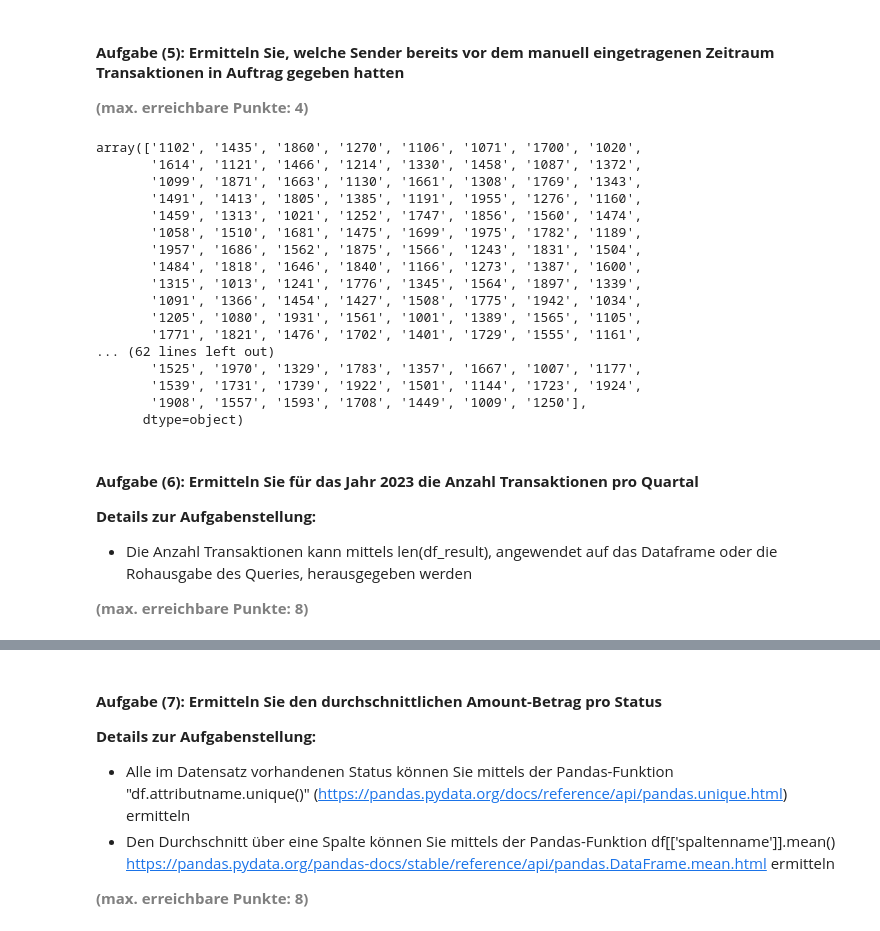
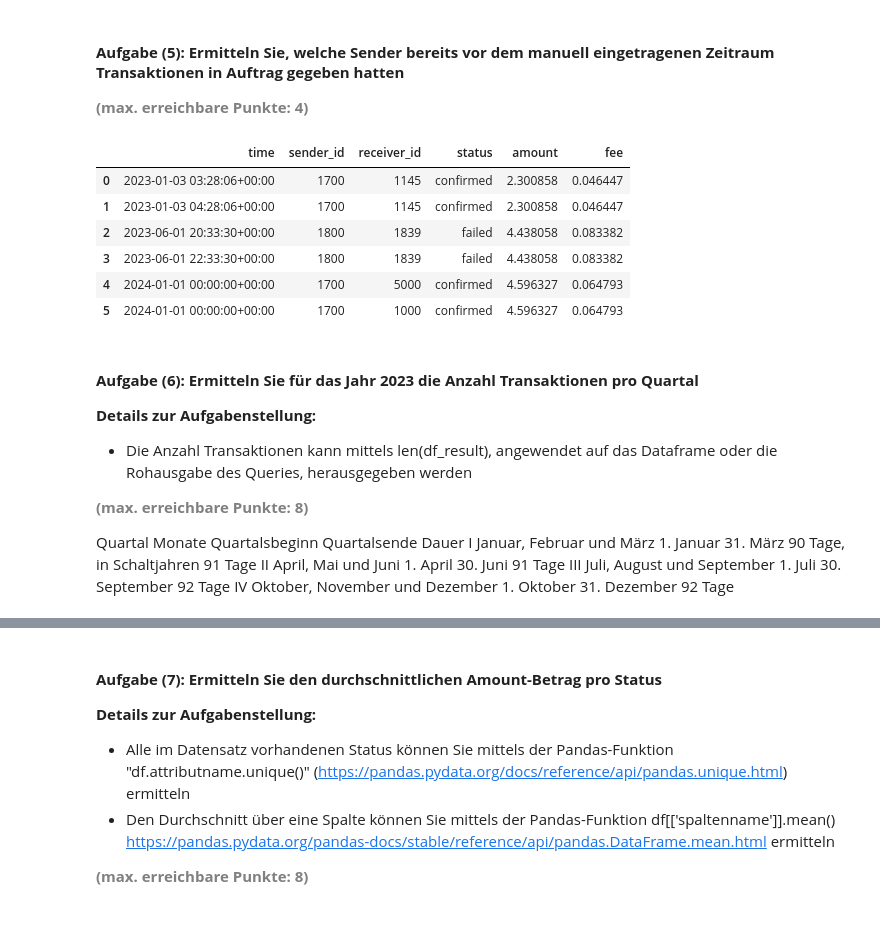
Before and after one commit to pfrei2/tinyflux, a Jupyter notebook: ALTE LÖSUNGEN/AP02_Mgmt_Nutzung_Temporale_Daten.ipynb, the cells around one changed output, grey strips where cells are left out. Drawn from its saved outputs; the diff is of its cells as text; code cells hidden in the pictures.

```diff
--- a/ALTE LÖSUNGEN/AP02_Mgmt_Nutzung_Temporale_Daten.ipynb
+++ b/ALTE LÖSUNGEN/AP02_Mgmt_Nutzung_Temporale_Daten.ipynb
@@ -182,22 +173,21 @@ df.describe(include='all')
 
 <b style="color: gray;">(max. erreichbare Punkte: 8)</b>
 # %%
-# Einlesen der CSV-Datei in Tinyflux
 # Read CSV and insert data into TinyFlux
 with open("synthetic_blockchain_transactions.csv", mode="r") as file:
     reader = csv.DictReader(file)
     for row in reader:
         point = Point(
             time=datetime.strptime(row["time"], "%Y-%m-%d %H:%M:%S"),
-            measurement="synthentic_blockchain_transactions",
+            measurement="blockchain_transactions",
             fields={
                 "amount": float(row["amount"]),
-                "fee":    float(row["fee"])
+                "fee": float(row["fee"])
                 },  # Only numeric fields
             tags={
                 "sender_id": row["sender_id"],
                 "receiver_id": row["receiver_id"],
-                  "status": row["status"]  # Move non-numeric fields to tags
+                "status": row["status"]  # Move non-numeric fields to tags
             }
         )
         db.insert(point)
@@ -290,33 +283,27 @@ df_result_time_tag
 
 <b style="color: gray;">(max. erreichbare Punkte: 4)</b>
 # %%
-# Definieren der Query
-time_query_conditions = (time <= datetime(2023, 12, 31, tzinfo=timezone.utc))
+# Definieren der Queries
+timerquery = (time <= datetime(2024, 1, 1, 0, 0, 0, tzinfo=timezone.utc))
+tag1 = (tags.sender_id == "1700")
+tag2 = (tags.sender_id == "1800")
+tag3 = (tags.sender_id == "1900")
+tag4 = (tags.sender_id == "2000")
 
-# Datenabfrage mittels der definierten Query
-my_results = db.search(time_query_conditions)
+# Datenabfrage mittels der definierten Queries
+abfrage = db.search(timerquery & (tag1 | tag2 | tag3 | tag4))
 
 # Erstellung eines Dataframes aus den Query-Resultaten
-df_result = points_to_dataframe(my_results)
-df_result.sender_id.unique()
+df_result = points_to_dataframe(abfrage)
+df_result
 # %% [output]
-array(['1102', '1435', '1860', '1270', '1106', '1071', '1700', '1020',
-       '1614', '1121', '1466', '1214', '1330', '1458', '1087', '1372',
-       '1099', '1871', '1663', '1130', '1661', '1308', '1769', '1343',
-       '1491', '1413', '1805', '1385', '1191', '1955', '1276', '1160',
-       '1459', '1313', '1021', '1252', '1747', '1856', '1560', '1474',
-       '1058', '1510', '1681', '1475', '1699', '1975', '1782', '1189',
-       '1957', '1686', '1562', '1875', '1566', '1243', '1831', '1504',
-       '1484', '1818', '1646', '1840', '1166', '1273', '1387', '1600',
-       '1315', '1013', '1241', '1776', '1345', '1564', '1897', '1339',
-       '1091', '1366', '1454', '1427', '1508', '1775', '1942', '1034',
-       '1205', '1080', '1931', '1561', '1001', '1389', '1565', '1105',
-       '1771', '1821', '1476', '1702', '1401', '1729', '1555', '1161',
-... (62 lines left out)
-       '1525', '1970', '1329', '1783', '1357', '1667', '1007', '1177',
-       '1539', '1731', '1739', '1922', '1501', '1144', '1723', '1924',
-       '1908', '1557', '1593', '1708', '1449', '1009', '1250'],
-      dtype=object)
+|  | time | sender_id | receiver_id | status | amount | fee |
+| 0 | 2023-01-03 03:28:06+00:00 | 1700 | 1145 | confirmed | 2.300858 | 0.046447 |
+| 1 | 2023-01-03 04:28:06+00:00 | 1700 | 1145 | confirmed | 2.300858 | 0.046447 |
+| 2 | 2023-06-01 20:33:30+00:00 | 1800 | 1839 | failed | 4.438058 | 0.083382 |
+| 3 | 2023-06-01 22:33:30+00:00 | 1800 | 1839 | failed | 4.438058 | 0.083382 |
+| 4 | 2024-01-01 00:00:00+00:00 | 1700 | 5000 | confirmed | 4.596327 | 0.064793 |
+| 5 | 2024-01-01 00:00:00+00:00 | 1700 | 1000 | confirmed | 4.596327 | 0.064793 |
 # %% [markdown]
 #### <b>Aufgabe (6): Ermitteln Sie für das Jahr 2023 die Anzahl Transaktionen pro Quartal</b>
 
@@ -324,5 +311,12 @@ array(['1102', '1435', '1860', '1270', '1106', '1071', '1700', '1020',
 - Die Anzahl Transaktionen kann mittels len(df_result), angewendet auf das Dataframe oder die Rohausgabe des Queries, herausgegeben werden
 
 <b style="color: gray;">(max. erreichbare Punkte: 8)</b>
+
+
+Quartal	Monate	Quartalsbeginn	Quartalsende	Dauer
+I	Januar, Februar und März	1. Januar	31. März	90 Tage, in Schaltjahren 91 Tage
+II	April, Mai und Juni	1. April	30. Juni	91 Tage
+III	Juli, August und September	1. Juli	30. September	92 Tage
+IV	Oktober, November und Dezember	1. Oktober	31. Dezember	92 Tage
 # %%
 # Definieren der Queries
```
Also changed, not shown: parts of 10 cells of this notebook, 14 other files.
